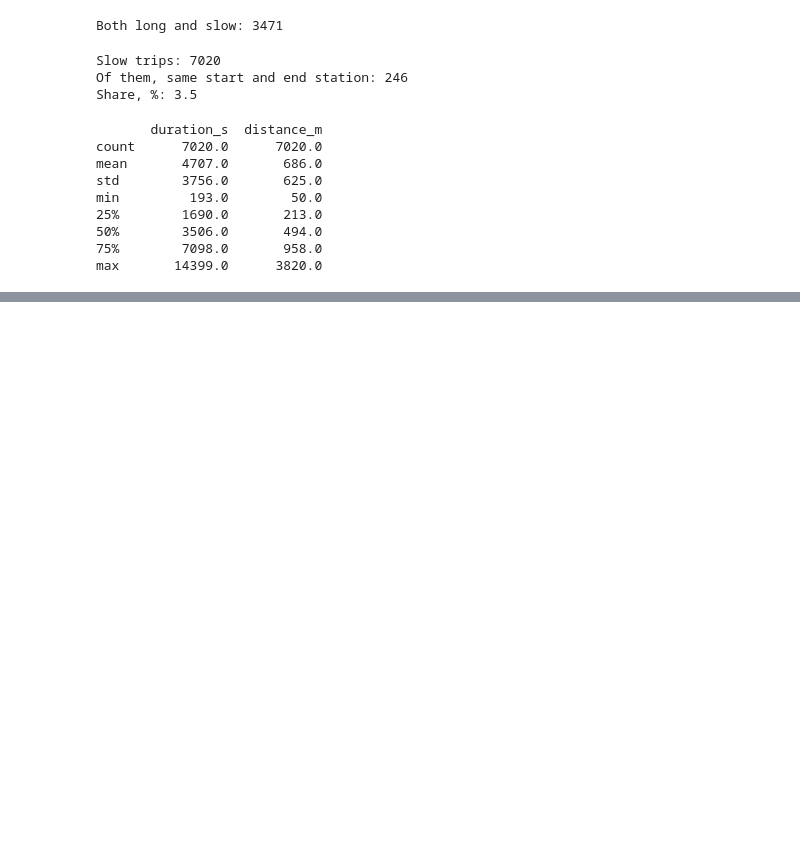
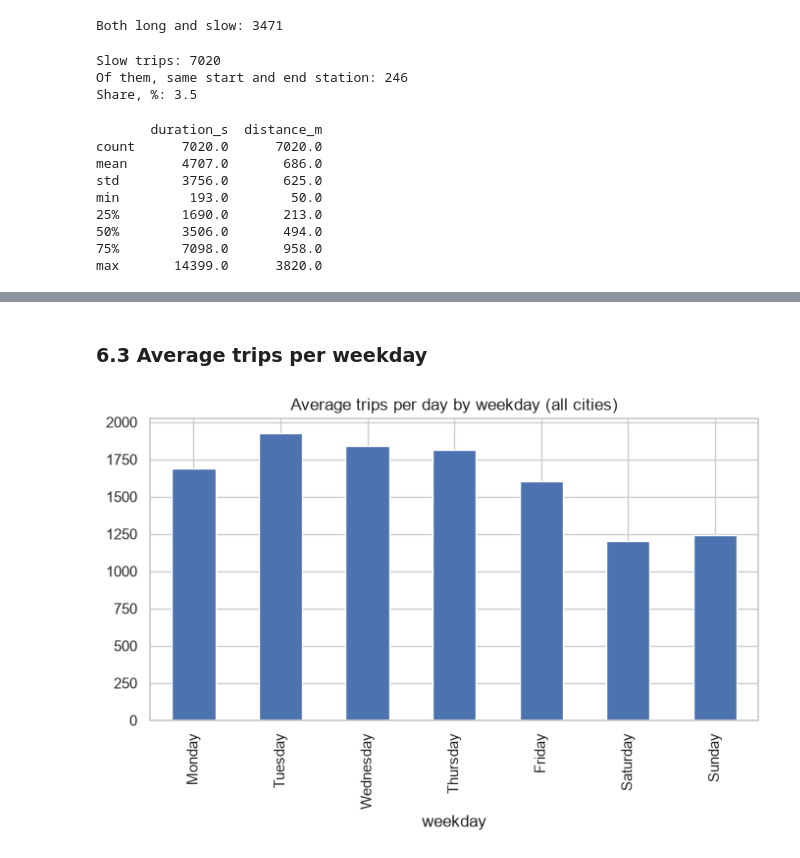
Before and after one commit to NatalyaKim21/bikeflow, a Jupyter notebook: notebooks/01_eda.ipynb, the cells around one changed output, grey strips where cells are left out. Saved outputs shown, nothing was run; the diff lists cells and outputs as text; code cells hidden in the pictures; blank space fills up the shorter version.

```diff
--- a/notebooks/01_eda.ipynb
+++ b/notebooks/01_eda.ipynb
@@ -234,0 +259,13 @@ max       14399.0      3820.0
+# %% [markdown]
+### 6.3 Average trips per weekday
+# %%
+order = ['Monday', 'Tuesday', 'Wednesday', 'Thursday', 'Friday', 'Saturday', 'Sunday']
+daily = trips.groupby('date').size()
+daily_df = daily.to_frame('trips')
+daily_df['weekday'] = daily_df.index.day_name()
+avg_by_weekday = daily_df.groupby('weekday')['trips'].mean().reindex(order) #orders the weekdays in a more natural way than alphabetical
+avg_by_weekday.plot(kind='bar', figsize=(8, 4))
+plt.title('Average trips per day by weekday (all cities)')
+plt.show()
+# %% [output]
+[figure, added]
```
Also changed, not shown: parts of 6 cells of this notebook.
